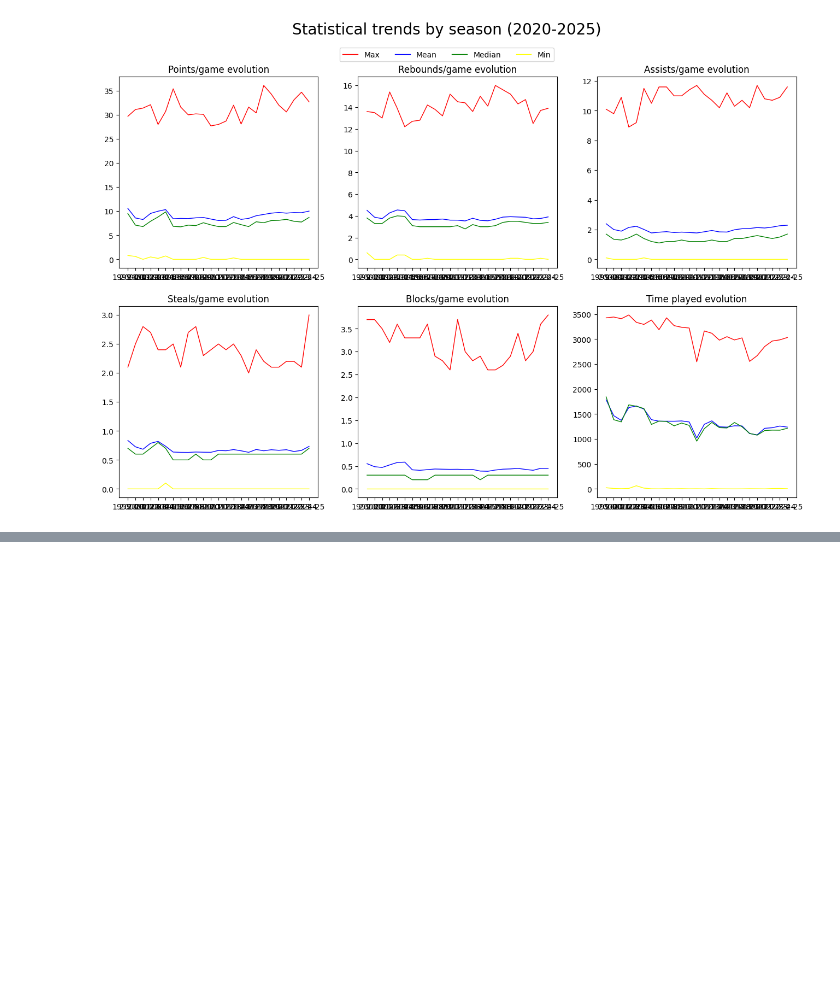
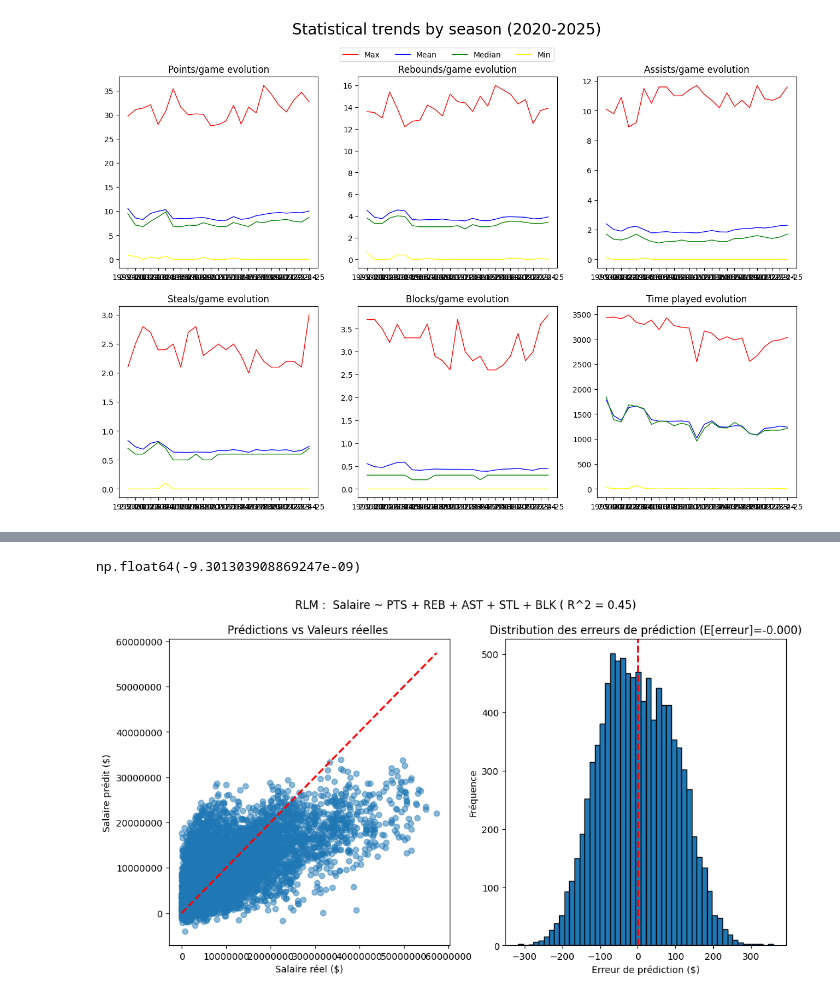
Before and after one commit to ElliotLunati/NBA_stats, a Jupyter notebook: code_gianni.ipynb, the cells around one changed output, grey strips where cells are left out. Drawn from its saved outputs; the diff is of its cells as text; code cells hidden in the pictures; blank space fills up the shorter version.

```diff
--- a/code_gianni.ipynb
+++ b/code_gianni.ipynb
@@ -360,0 +448,33 @@ plt.show()
+# %%
+reg5 = smf.ols('adjusted_salary ~ PTS + REB + AST + STL + BLK', data=df).fit()
+df['salary_predicted_5'] = reg5.predict(df[['PTS','REB','AST','STL','BLK']])
+
+reg5.resid.mean() # On a un estimateur sans biais
+# %% [output]
+np.float64(-9.301303908869247e-09)
+# %%
+# Visualiser les prédictions vs valeurs réelles
+plt.figure(figsize=(12, 6))
+plt.suptitle(f"RLM :  Salaire ~ PTS + REB + AST + STL + BLK ( R^2 = {reg5.rsquared:.2f}) ")
+
+# Graphique testant la qualité de la RLM
+plt.subplot(1, 2, 1)
+plt.scatter(df['adjusted_salary'], df['salary_predicted_5'], alpha=0.5)
+plt.plot([df['adjusted_salary'].min(), df['adjusted_salary'].max()],
+         [df['adjusted_salary'].min(), df['adjusted_salary'].max()], 'r--', lw=2)
+plt.xlabel('Salaire réel ($)')
+plt.ylabel('Salaire prédit ($)')
+plt.title('Prédictions vs Valeurs réelles ')
+plt.ticklabel_format(style='plain', axis='both')
+
+# Graphique 2: Distribution des erreurs
+plt.subplot(1, 2, 2)
+errors_5 =df['adjusted_salary'] - df['salary_predicted_5']
+plt.hist(errors, bins=50, edgecolor='black')
+plt.xlabel('Erreur de prédiction ($)')
+plt.ylabel('Fréquence')
+plt.title(f'Distribution des erreurs de prédiction (E[erreur]={errors_5.mean():.3f})')   # On a un estimateur sans biais
+plt.axvline(x=0, color='r', linestyle='--', linewidth=2)
+plt.ticklabel_format(style='plain', axis='x')
+# %% [output]
+[figure, added]
```
Also changed, not shown: parts of 13 cells of this notebook.
